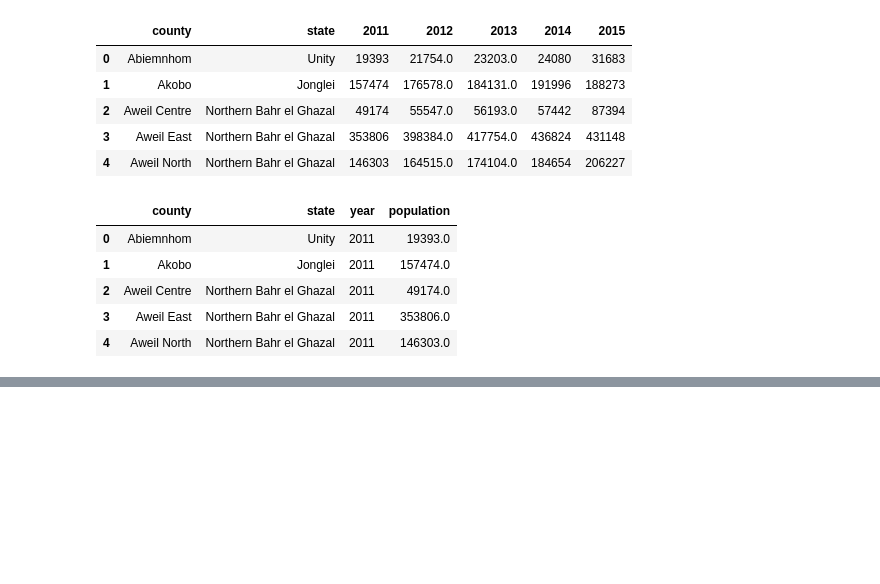
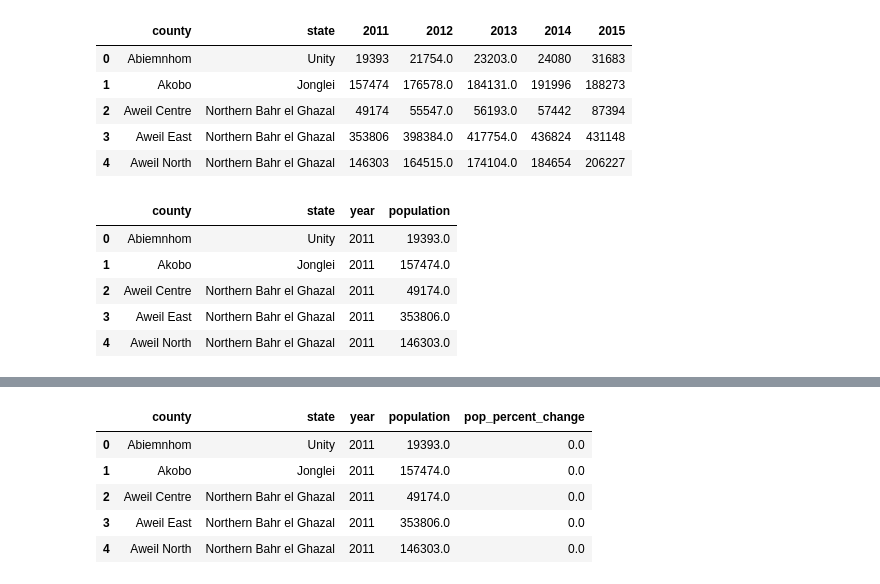
Before and after one commit to DerekLW6/South-Sudan-Conflict-Migration-Project, a Jupyter notebook: 10_code/merging_cleaning.ipynb, the cells around one changed output, grey strips where cells are left out. Drawn from its saved outputs; the diff is of its cells as text; code cells hidden in the pictures; blank space fills up the shorter version.

```diff
--- a/10_code/merging_cleaning.ipynb
+++ b/10_code/merging_cleaning.ipynb
@@ -232,3 +260,16 @@ population_melt.head()
+# %%
+population_melt['year'] = population_melt['year'].astype('int64')
+hos_conf_merged['year'] = hos_conf_merged['year'].astype('int64')
+population_melt = pd.merge(population_melt, population_change_melt, on= ['county', 'state', 'year'], how = 'outer')
+
+population_melt.head()
+# %% [output]
+|  | county | state | year | population | pop_percent_change |
+| 0 | Abiemnhom | Unity | 2011 | 19393.0 | 0.0 |
+| 1 | Akobo | Jonglei | 2011 | 157474.0 | 0.0 |
+| 2 | Aweil Centre | Northern Bahr el Ghazal | 2011 | 49174.0 | 0.0 |
+| 3 | Aweil East | Northern Bahr el Ghazal | 2011 | 353806.0 | 0.0 |
+| 4 | Aweil North | Northern Bahr el Ghazal | 2011 | 146303.0 | 0.0 |
 # %%
 population_melt['year'] = population_melt['year'].astype('int64')
 hos_conf_merged['year'] = hos_conf_merged['year'].astype('int64')
```
Also changed, not shown: parts of 14 cells of this notebook, 5 other files.
